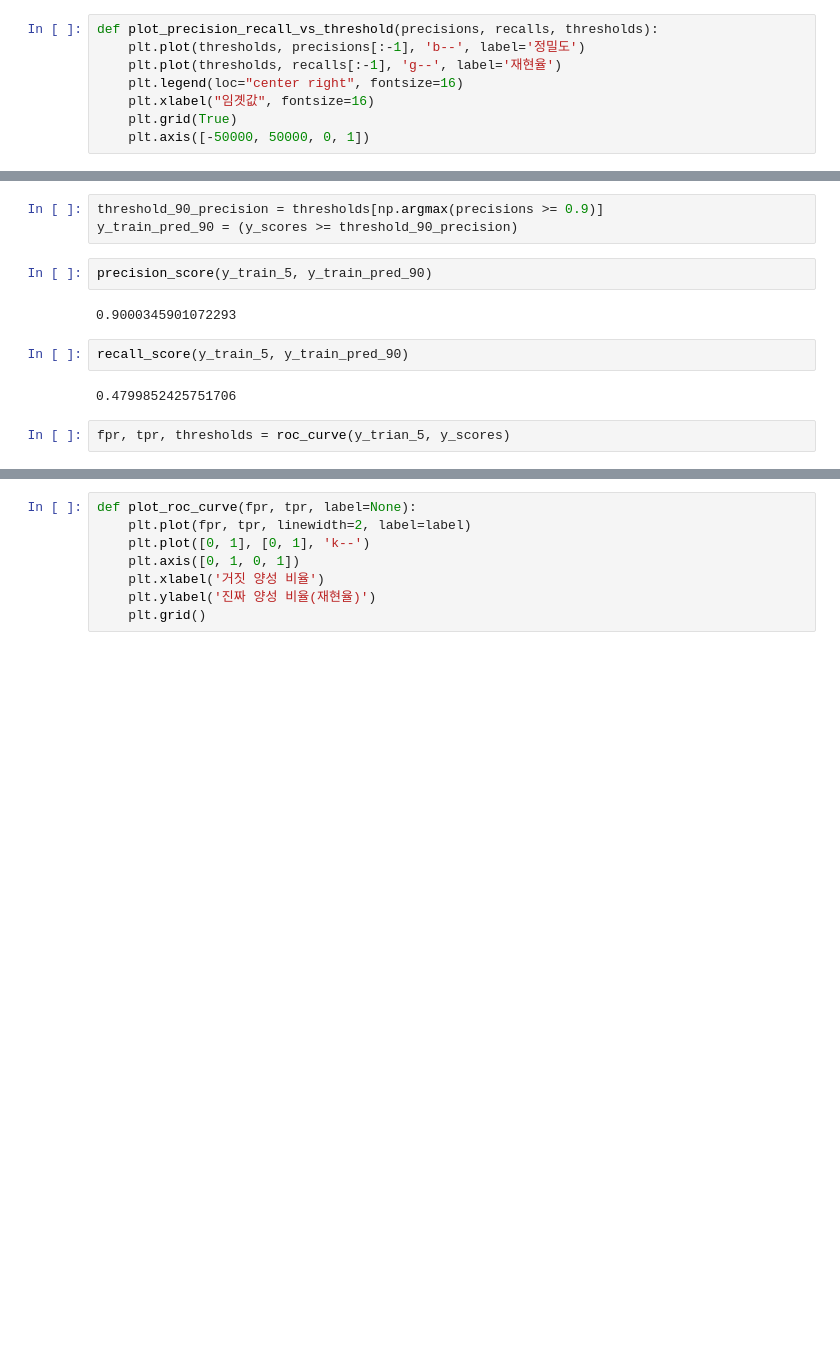
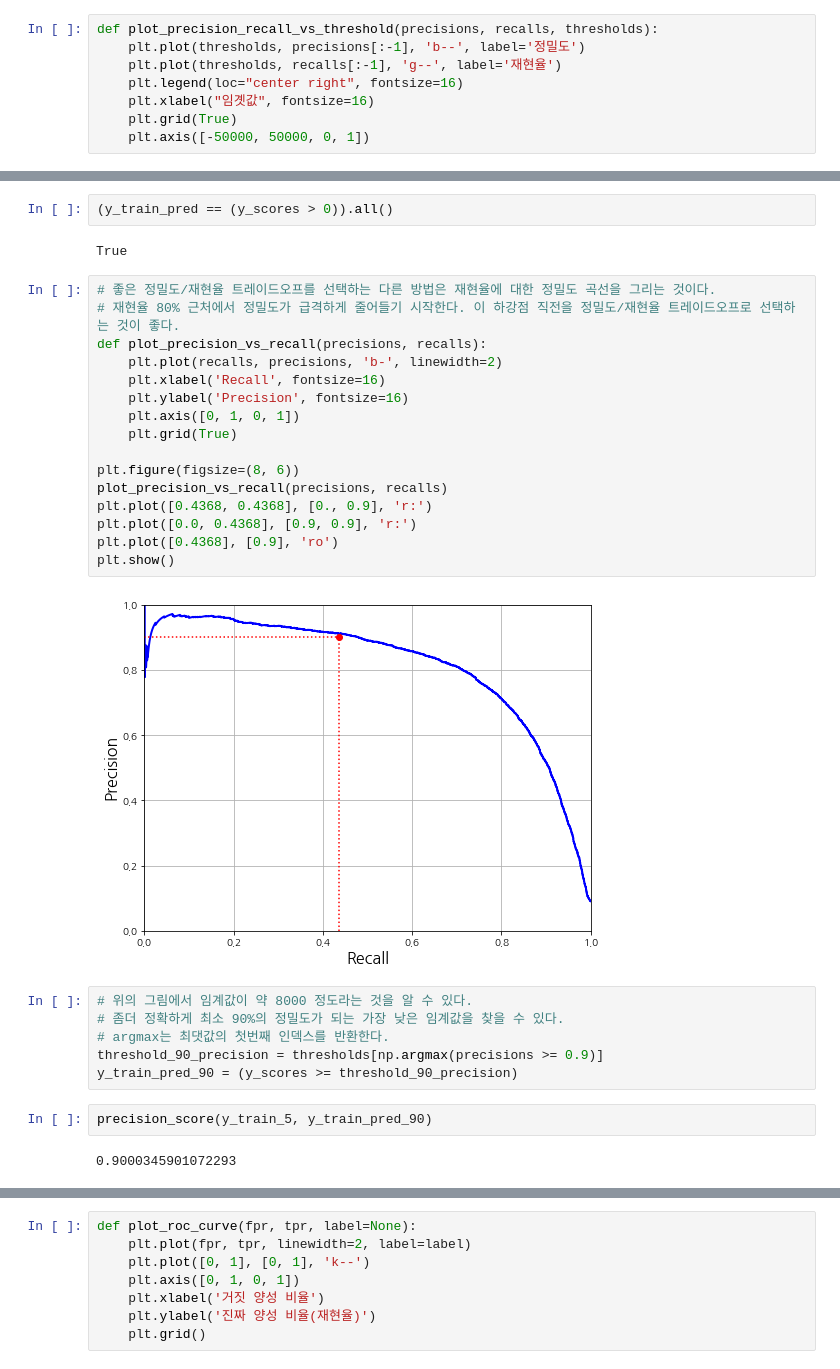
Before and after one commit to jjh920923/hanson-machine_learning, a Jupyter notebook: chapter 3 분류.ipynb, the cells around one changed output, grey strips where cells are left out. Saved outputs shown, nothing was run; the diff lists cells and outputs as text; blank space fills up the shorter version.

```diff
--- a/chapter 3 분류.ipynb
+++ b/chapter 3 분류.ipynb
@@ -157,16 +184,35 @@ plt.plot([threshold_90_precision], [recall_90_precision], "ro")
 plt.show()
 # %% [output]
 [figure]
-# %%
-threshold_90_precision = thresholds[np.argmax(precisions >= 0.9)]
-y_train_pred_90 = (y_scores >= threshold_90_precision)
+# %%
+(y_train_pred == (y_scores > 0)).all()
+# %% [output]
+True
+# %%
+# 좋은 정밀도/재현율 트레이드오프를 선택하는 다른 방법은 재현율에 대한 정밀도 곡선을 그리는 것이다.
+# 재현율 80% 근처에서 정밀도가 급격하게 줄어들기 시작한다. 이 하강점 직전을 정밀도/재현율 트레이드오프로 선택하는 것이 좋다.
+def plot_precision_vs_recall(precisions, recalls):
+    plt.plot(recalls, precisions, 'b-', linewidth=2)
+    plt.xlabel('Recall', fontsize=16)
+    plt.ylabel('Precision', fontsize=16)
+    plt.axis([0, 1, 0, 1])
+    plt.grid(True)
+
+plt.figure(figsize=(8, 6))
+plot_precision_vs_recall(precisions, recalls)
+plt.plot([0.4368, 0.4368], [0., 0.9], 'r:')
+plt.plot([0.0, 0.4368], [0.9, 0.9], 'r:')
+plt.plot([0.4368], [0.9], 'ro')
+plt.show()
+# %% [output]
+[figure, added]
+# %%
+# 위의 그림에서 임계값이 약 8000 정도라는 것을 알 수 있다.
+# 좀더 정확하게 최소 90%의 정밀도가 되는 가장 낮은 임계값을 찾을 수 있다.
+# argmax는 최댓값의 첫번째 인덱스를 반환한다.
+threshold_90_precision = thresholds[np.argmax(precisions >= 0.9)]
+y_train_pred_90 = (y_scores >= threshold_90_precision)
 # %%
 precision_score(y_train_5, y_train_pred_90)
 # %% [output]
 0.9000345901072293
-# %%
-recall_score(y_train_5, y_train_pred_90)
-# %% [output]
-0.4799852425751706
-# %%
-fpr, tpr, thresholds = roc_curve(y_trian_5, y_scores)
```
Also changed, not shown: parts of 51 cells of this notebook.
